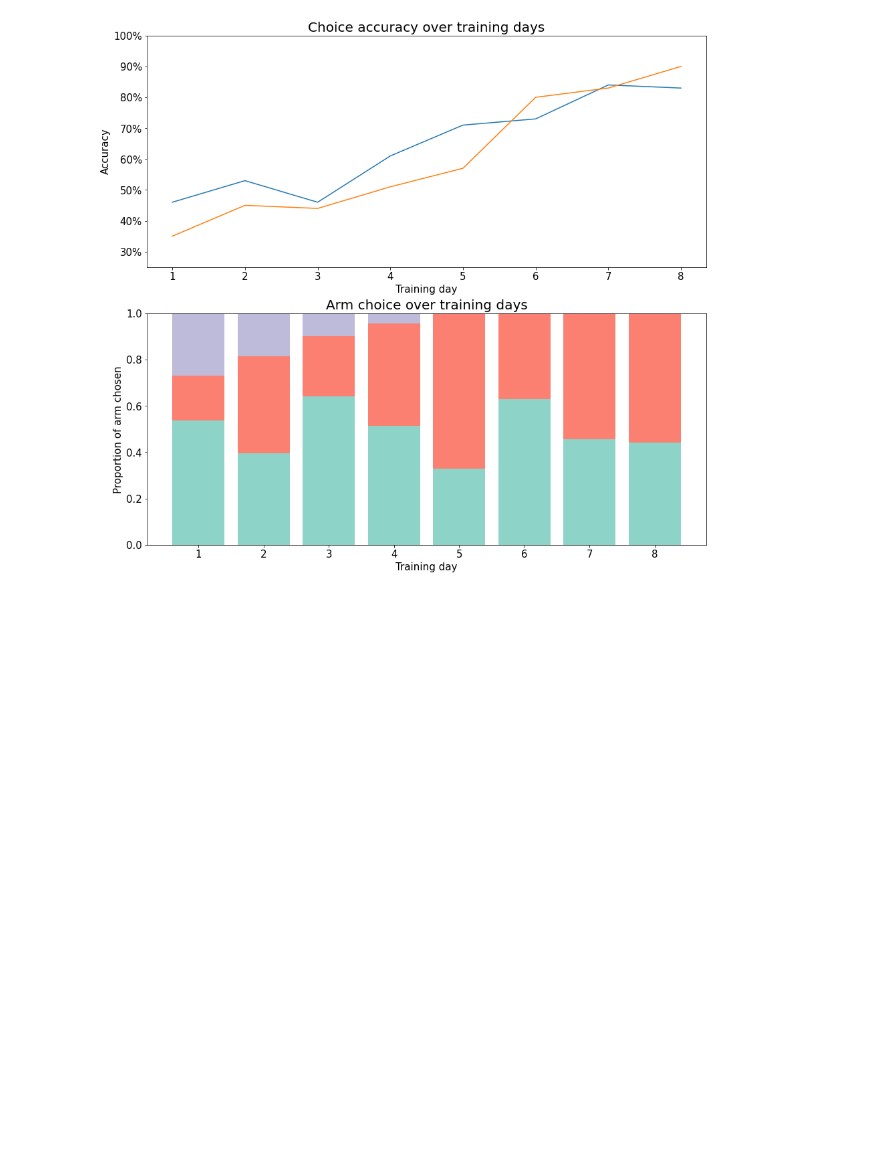
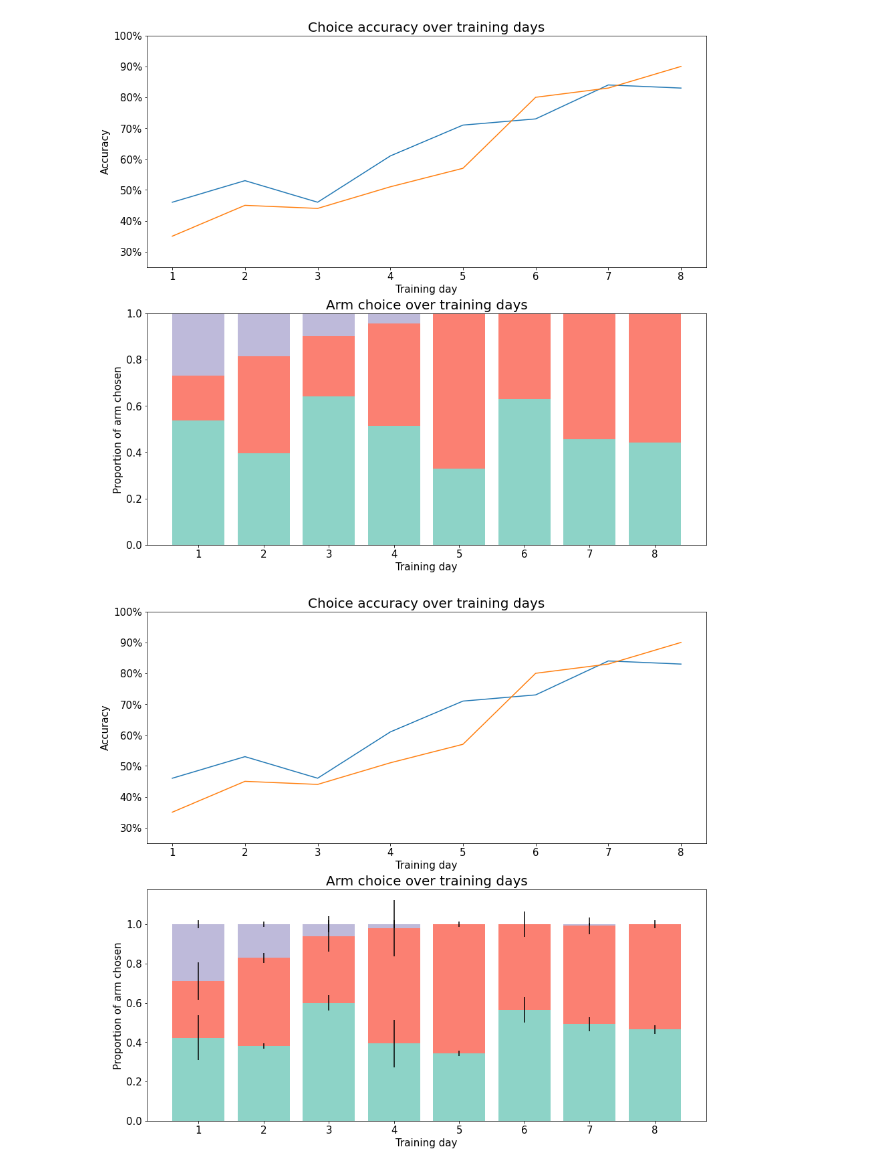
Before and after one commit to shauryagoyall/Andrea-Data, a Jupyter notebook: analyzeBehavior-v2.ipynb, the cells around one changed output. Drawn from its saved outputs; the diff is of its cells as text; code cells hidden in the pictures; blank space fills up the shorter version.

Commit message:
plotted arm choices for both animals averaged, with and without error bars

```diff
--- a/analyzeBehavior-v2.ipynb
+++ b/analyzeBehavior-v2.ipynb
@@ -23,7 +24,7 @@ def get_accuracy(JCxxx):
     data_JCxxx = str(JCxxx) + "_data" # concatenate strings
     data_JCxxx = globals()[data_JCxxx] # convert string to variable
     bysession_JCxxx = data_JCxxx.groupby("Session_ID")
-    sessions = bysession_JCxxx["Session_ID"].unique()
+    sessions = bysession_JCxxx["Session_ID"].unique().to_numpy(dtype=int)
     accuracy = np.zeros(len(sessions))
     for session in range(1, len(sessions)+1):
         accuracy[session-1] = round(bysession_JCxxx.get_group(session)["CorrectBool"].sum() / bysession_JCxxx.get_group(session).count()[0]*100, 0)
@@ -31,6 +32,3 @@ def get_accuracy(JCxxx):
 
 accuracy_JC240, sessions_JC240 = get_accuracy("JC240")
 accuracy_JC241, sessions_JC241 = get_accuracy("JC241")
-
-sessions_JC240 = sessions_JC240.to_numpy(dtype=int)
-print(sessions_JC240)
@@ -58,12 +54,8 @@ def get_arm_choice(JCxxx):
             arm_choice[session-1][arm] = count
         arm_choice[session-1][-1] = num_trials[session-1] - arm_choice[session-1][0] - arm_choice[session-1][1]
                                     # for last column subtract arms of interest from total trials
+    arm_choice = arm_choice / num_trials[:,None] # express arm choice as a proportion of total trials
     return num_trials, arm_choice
 
 num_trials_JC240, arm_choice_JC240 = get_arm_choice("JC240")
 num_trials_JC241, arm_choice_JC241 = get_arm_choice("JC241")
-arm_percent_JC240 = arm_choice_JC240 / num_trials_JC240[:,None]
-arm_percent_JC241 = arm_choice_JC241 / num_trials_JC241[:,None]
-
-
-print(arm_percent_JC240)
@@ -112,3 +87,36 @@ ax2.tick_params(labelsize=15)
 plt.show()
 # %% [output]
 [figure]
+# %%
+# Compute statistics for arm choice between animals for first 8 sessions
+# arm_choice_all_animals = np.array([arm_choice_JC240, arm_choice_JC241])
+arm_choice_mean = np.mean([arm_choice_JC240[0:8], arm_choice_JC241[0:8]], axis=0)
+arm_choice_sem = stats.sem([arm_choice_JC240[0:8], arm_choice_JC241[0:8]], axis=0)
+# %%
+# Plot accuracy and arm choice before third flavor introduced
+fig = plt.figure(figsize=(15,14))
+
+# Accuracy
+ax1 = fig.add_subplot(211)
+ax1.plot(sessions_JC240[0:8], accuracy_JC240[0:8])
+ax1.plot(sessions_JC241[0:8], accuracy_JC241[0:8])
+ax1.set_title("Choice accuracy over training days", fontsize=20)
+ax1.set_xlabel("Training day", fontsize=15)
+ax1.tick_params(labelsize=15)
+ax1.set_ylabel("Accuracy", fontsize=15)
+ax1.yaxis.set_major_formatter('{x:,.0f}%') # this doesn't run on home computer
+ax1.set_ylim(25,100)
+
+# Arm choice
+ax2 = fig.add_subplot(212)
+ax2.bar(sessions_JC240[0:8], arm_choice_mean[0:8,0], color='#8dd3c7', yerr = arm_choice_sem[:,0])
+ax2.bar(sessions_JC240[0:8], arm_choice_mean[0:8,1], color='#fb8072', yerr = arm_choice_sem[:,1], bottom=arm_choice_mean[0:8,0]) # arm 7
+ax2.bar(sessions_JC240[0:8], arm_choice_mean[0:8,2], color='#bebada', yerr = arm_choice_sem[:,2], bottom=arm_choice_mean[0:8,0]+arm_choice_mean[0:8,1]) # other arms
+ax2.set_title("Arm choice over training days", fontsize=20)
+ax2.set_xlabel("Training day", fontsize=15)
+ax2.set_ylabel("Proportion of arm chosen", fontsize=15)
+ax2.tick_params(labelsize=15)
+
+plt.show()
+# %% [output]
+[figure, added]
```
Also changed, not shown: parts of 4 cells of this notebook.
